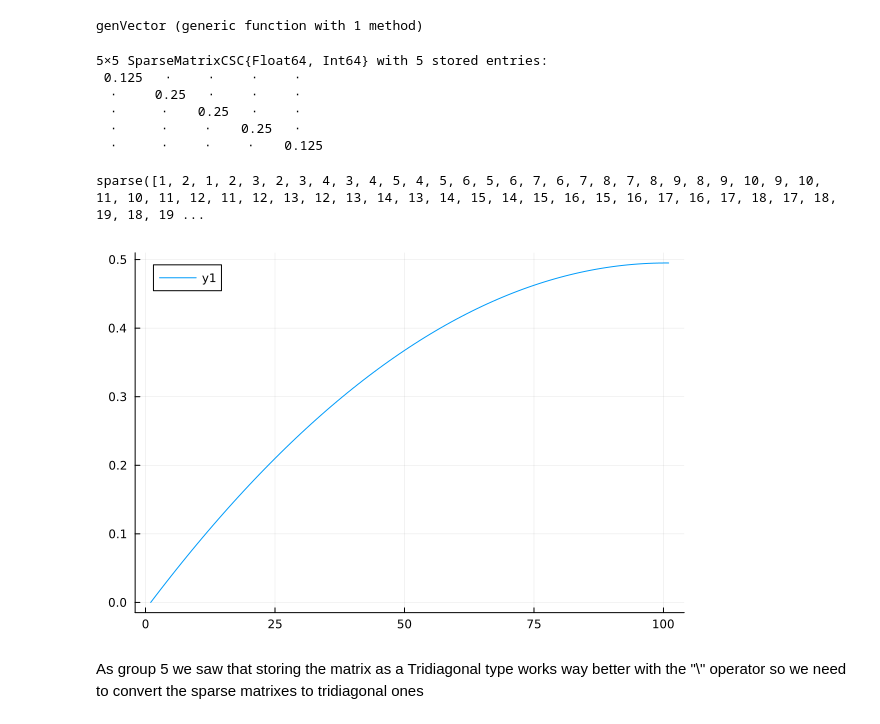
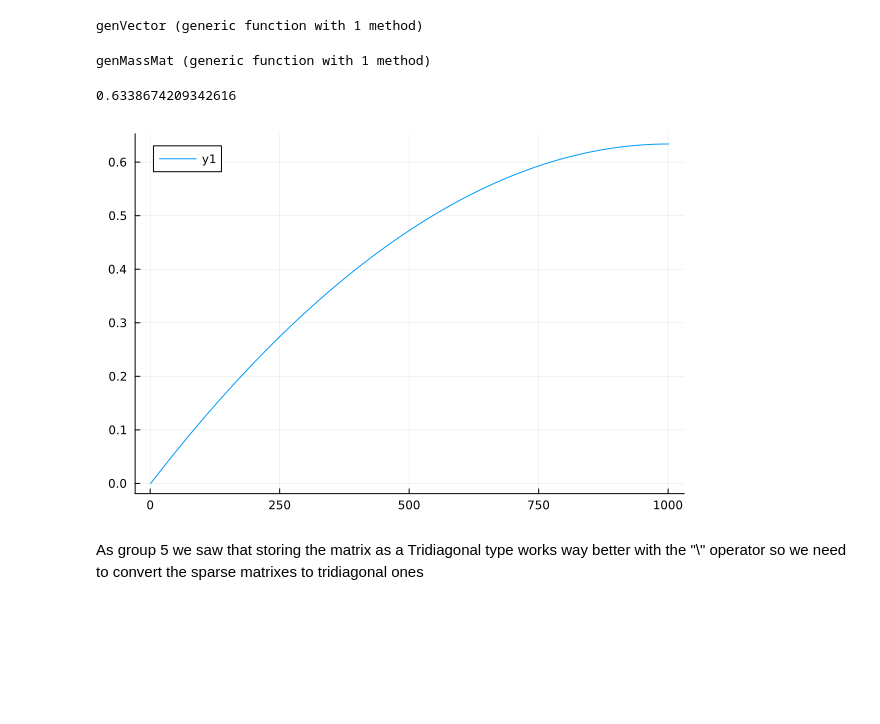
Before and after one commit to Dr4k3z/Athens-FEM, a Jupyter notebook: task4+task5.ipynb, the cells around one changed output. Drawn from its saved outputs; the diff is of its cells as text; code cells hidden in the pictures; blank space fills up the shorter version.

```diff
--- a/task4+task5.ipynb
+++ b/task4+task5.ipynb
@@ -41,7 +46,7 @@ function genMesh(nelements::Int64)::Mesh
     h = 1/nelements
     nnodes = nelements+1
     dofPerElement = 2
-    x = Vector{Float64}(0:h:1)
+    x = Vector{Float64}(1:h:2)
     # what does the undef do here?
     Elements = Array{Element,1}(undef,nelements)
     for i in 1:nelements
@@ -142,8 +147,8 @@ function genVector(mesh, sourceFct::F) where F
     end
 
     #Boundary conditions
-    f[mesh.bndNodeIds[1]] = 0.
-    f[mesh.bndNodeIds[2]] = 0.
+    #f[mesh.bndNodeIds[1]] = 0.
+    #f[mesh.bndNodeIds[2]] = 0.
 
     return f;
 end
@@ -158,9 +163,9 @@ function genLocMassMat(element::Element)
     h     = element.area
     e1    = element.e1
     e2    = element.e2
-    Iloc  = SVector(e1, e2)
-    Jloc  = SVector(e1, e2)
-    Aloc  = SVector(h /2 , h/2)
+    Iloc  = SVector(e1, e1, e2, e2)
+    Jloc  = SVector(e1, e2, e1, e2)
+    Aloc  = SVector(h/3 , h/6, h/6, h/3)
     return Iloc, Jloc, Aloc
 end
 
@@ -169,7 +174,7 @@ function genMassMat(mesh::Mesh)
 
     #..recover number of elements
     nelements = mesh.nelements
-    dofperelem = 2
+    dofperelem = 4
 
     #..preallocate the memory for local matrix contributions
     Avalues = zeros(Float64,dofperelem*nelements)
@@ -187,33 +192,43 @@ function genMassMat(mesh::Mesh)
 
     A = sparse(I,J,Avalues)
 
+    #A[mesh.bndNodeIds[1],1] = 0.
+    #A[mesh.bndNodeIds[1],2] = 0.
+    #A[mesh.bndNodeIds[2],1] = 1.
+    #A[mesh.bndNodeIds[2],end] = 0.
+
+    #print(A)
     return A;
 end
-mesh = genMesh(4)
-genMassMat(mesh)
+#mesh = genMesh(4)
+#genMassMat(mesh)
 # %% [output]
-5×5 SparseMatrixCSC{Float64, Int64} with 5 stored entries:
- 0.125   ⋅     ⋅     ⋅     ⋅
-  ⋅     0.25   ⋅     ⋅     ⋅
-  ⋅      ⋅    0.25   ⋅     ⋅
-  ⋅      ⋅     ⋅    0.25   ⋅
-  ⋅      ⋅     ⋅     ⋅    0.125
+genMassMat (generic function with 1 method)
 # %%
-mesh = genMesh(100)
-c(x) = 1
+mesh = genMesh(1000)
+c(x) = x
 S = genStiffMat(mesh,c)
 M = genMassMat(mesh)
-fsource(x) = 1
+fsource(x) = x*(x-1)
 f = genVector(mesh,fsource)
 
+A = S - M
+A[1,1] = 1.
+A[1,2] = 0.
 
-print(S)
-#u = (S + M) \ f
-u = S \ f
+f[1] = 0.
+
+u = A \ f
+
+
+
+display(u[end])
+
+
 plot(u)
 # %% [output]
-sparse([1, 2, 1, 2, 3, 2, 3, 4, 3, 4, 5, 4, 5, 6, 5, 6, 7, 6, 7, 8, 7, 8, 9, 8, 9, 10, 9, 10, 11, 10, 11, 12, 11, 12, 13, 12, 13, 14, 13, 14, 15, 14, 15, 16, 15, 16, 17, 16, 17, 18, 17, 18, 19, 18, 19 ...
+0.6338674209342616
-[figure, old version]
+[figure, new version]
 # %% [markdown]
 As group 5 we saw that storing the matrix as a Tridiagonal type works way better with the "\\" operator so we need to convert the sparse matrixes to tridiagonal ones
 # %%
```
Also changed, not shown: parts of 6 cells of this notebook, 1 other file.
